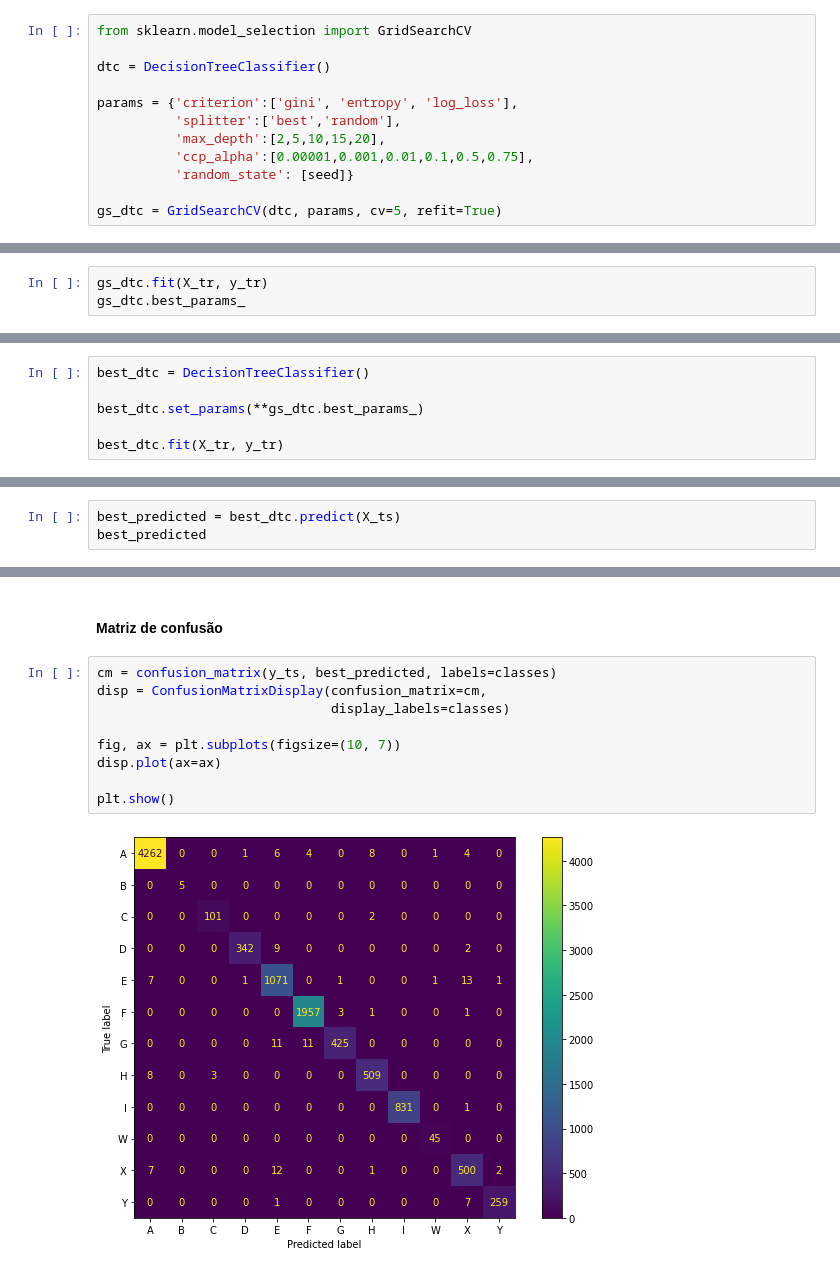
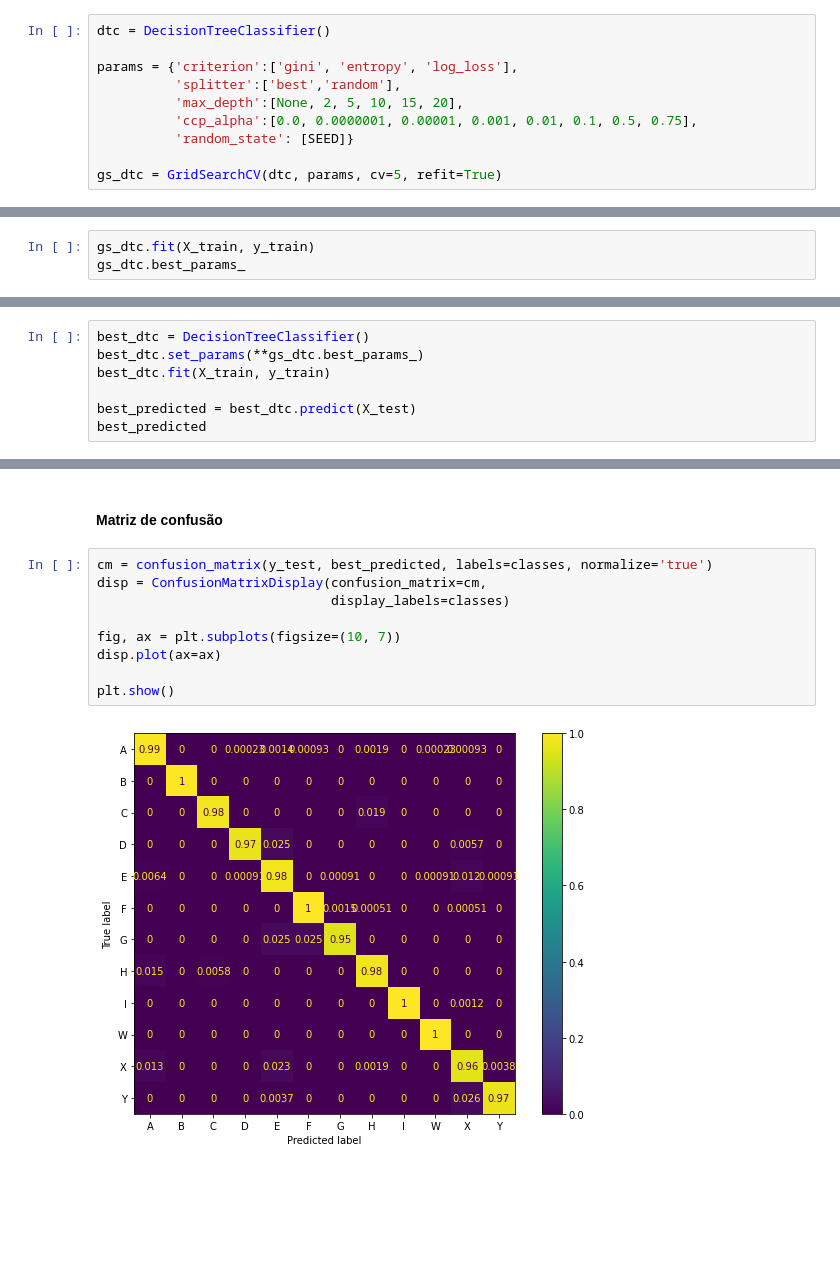
Before and after one commit to bruhenri12/Projeto-AM-2022-2, a Jupyter notebook: codigos/ProjetoAM_Dec_Tree.ipynb, the cells around one changed output, grey strips where cells are left out. Drawn from its saved outputs; the diff is of its cells as text; blank space fills up the shorter version.

```diff
--- a/codigos/ProjetoAM_Dec_Tree.ipynb
+++ b/codigos/ProjetoAM_Dec_Tree.ipynb
@@ -235,12 +220,10 @@ Código de referência: https://scikit-learn.org/stable/modules/generated/sklear
 # %%
-from sklearn.model_selection import GridSearchCV
-
 dtc = DecisionTreeClassifier()
 
 params = {'criterion':['gini', 'entropy', 'log_loss'],
           'splitter':['best','random'],
-          'max_depth':[2,5,10,15,20],
-          'ccp_alpha':[0.00001,0.001,0.01,0.1,0.5,0.75],
-          'random_state': [seed]}
+          'max_depth':[None, 2, 5, 10, 15, 20],
+          'ccp_alpha':[0.0, 0.0000001, 0.00001, 0.001, 0.01, 0.1, 0.5, 0.75],
+          'random_state': [SEED]}
 
 gs_dtc = GridSearchCV(dtc, params, cv=5, refit=True)
@@ -247,4 +232,4 @@ gs_dtc = GridSearchCV(dtc, params, cv=5, refit=True)
 # %%
-gs_dtc.fit(X_tr, y_tr)
+gs_dtc.fit(X_train, y_train)
 gs_dtc.best_params_
 # %% [output]
@@ -256,7 +243,8 @@ gs_dtc.best_params_
 # %%
 best_dtc = DecisionTreeClassifier()
+best_dtc.set_params(**gs_dtc.best_params_)
+best_dtc.fit(X_train, y_train)
 
-best_dtc.set_params(**gs_dtc.best_params_)
-
-best_dtc.fit(X_tr, y_tr)
+best_predicted = best_dtc.predict(X_test)
+best_predicted
 # %% [output]
@@ -265,3 +251,0 @@ DecisionTreeClassifier(ccp_alpha=1e-05, criterion='entropy', max_depth=20,
-# %%
-best_predicted = best_dtc.predict(X_ts)
-best_predicted
@@ -308,13 +309,13 @@ weighted avg     0.9876    0.9875    0.9875     10437
 # %% [markdown]
 #### Matriz de confusão
 # %%
-cm = confusion_matrix(y_ts, best_predicted, labels=classes)
+cm = confusion_matrix(y_test, best_predicted, labels=classes, normalize='true')
 disp = ConfusionMatrixDisplay(confusion_matrix=cm,
                               display_labels=classes)
 
 fig, ax = plt.subplots(figsize=(10, 7))
 disp.plot(ax=ax)
 
 plt.show()
 # %% [output]
-[figure, old version]
+[figure, new version]
```
Also changed, not shown: parts of 38 cells of this notebook.
